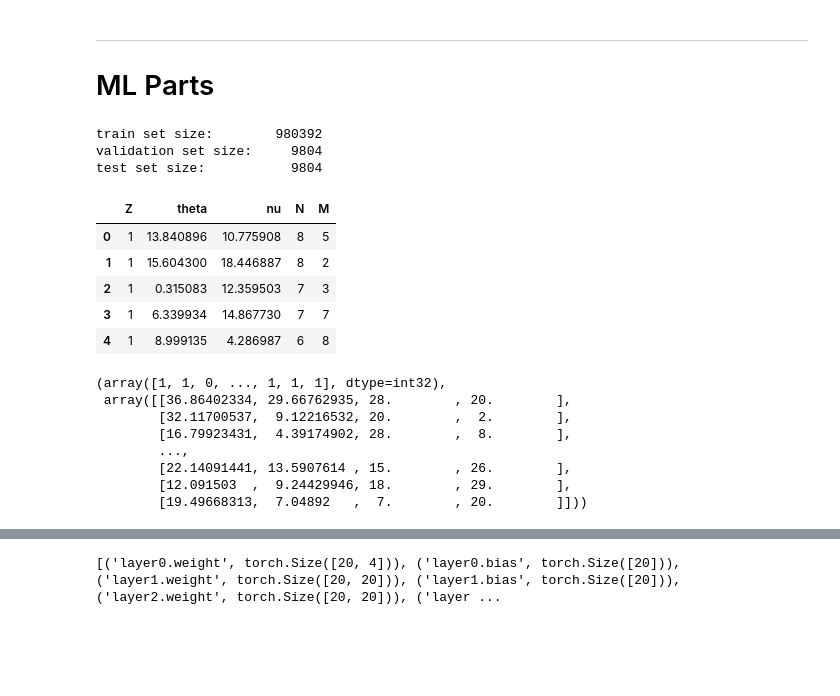
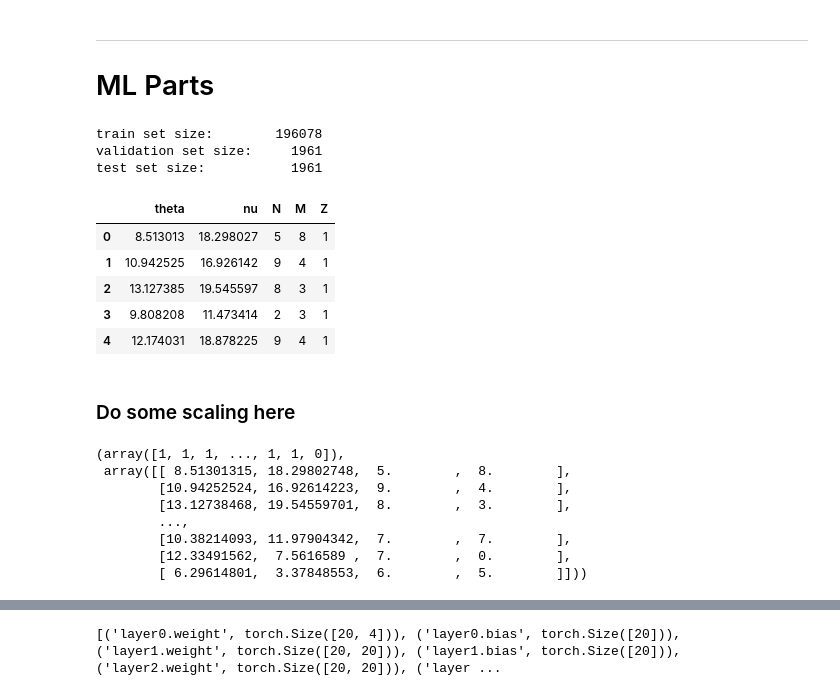
Before and after one commit to AliAlkadhim/LFI_HEP, a Jupyter notebook: src/Two_params/GenerateData_and_Train_2_parameters_step_1.ipynb, the cells around one changed output, grey strips where cells are left out. Saved outputs shown, nothing was run; the diff lists cells and outputs as text; code cells hidden in the pictures; blank space fills up the shorter version.

```diff
--- a/src/Two_params/GenerateData_and_Train_2_parameters_step_1.ipynb
+++ b/src/Two_params/GenerateData_and_Train_2_parameters_step_1.ipynb
@@ -342,0 +361,3 @@ lambda_D=  [ 3.74641923 11.44103168  7.26067143 ...  0.3014877  14.32261597
+# %%
+data_2_param=pd.read_csv('TWO_PARAMETERS_TRAINING_DATA_1M.csv')
+data_2_param.head()
@@ -408,59 +430,62 @@ plot_weighted_hist(data_df)
 # %%
 # Fraction of the data assigned as test data
 fraction = 1/102
-inputs = ['theta', 'nu', 'N', 'M']
-data = data_2_param
+inputs = ['theta', 'nu', 'N', 'M','Z']
+data = data_2_param[inputs]
 # Split data into a part for training and a part for testing
 train_data, test_data = train_test_split(data,
                                          test_size=fraction)
 
 # Split the training data into a part for training (fitting) and
 # a part for validating the training.
 fraction = 1/101
 train_data, valid_data = train_test_split(train_data,
                                           test_size=fraction)
 
 # reset the indices in the dataframes and drop the old ones
 train_data = train_data.reset_index(drop=True)
 valid_data = valid_data.reset_index(drop=True)
 test_data  = test_data.reset_index(drop=True)
 
 print('train set size:        %6d' % train_data.shape[0])
 print('validation set size:   %6d' % valid_data.shape[0])
 print('test set size:         %6d' % test_data.shape[0])
 
 train_data[:5]
 # %% [output]
-train set size:        980392
-validation set size:     9804
-test set size:           9804
+train set size:        196078
+validation set size:     1961
+test set size:           1961
-|  | Z | theta | nu | N | M |
-| 0 | 1 | 13.840896 | 10.775908 | 8 | 5 |
-| 1 | 1 | 15.604300 | 18.446887 | 8 | 2 |
-| 2 | 1 | 0.315083 | 12.359503 | 7 | 3 |
-| 3 | 1 | 6.339934 | 14.867730 | 7 | 7 |
-| 4 | 1 | 8.999135 | 4.286987 | 6 | 8 |
+|  | theta | nu | N | M | Z |
+| 0 | 8.513013 | 18.298027 | 5 | 8 | 1 |
+| 1 | 10.942525 | 16.926142 | 9 | 4 | 1 |
+| 2 | 13.127385 | 19.545597 | 8 | 3 | 1 |
+| 3 | 9.808208 | 11.473414 | 2 | 3 | 1 |
+| 4 | 12.174031 | 18.878225 | 9 | 4 | 1 |
+# %% [markdown]
+### Do some scaling here
 # %%
-def split_t_x(df, inp=inputs):
+features=['theta', 'nu', 'N', 'M']
+
+def split_t_x(df, inp=features):
     # change from pandas dataframe format to a numpy
     # array of the specified types
     t = np.array(df['Z'])
     x = np.array(df[inp])
     return (t, x)
-
 train_t, train_x = split_t_x(train_data)
 valid_t, valid_x = split_t_x(valid_data)
 test_t,  test_x  = split_t_x(test_data)
 train_t, train_x
 # %% [output]
-(array([1, 1, 0, ..., 1, 1, 1], dtype=int32),
- array([[36.86402334, 29.66762935, 28.        , 20.        ],
-        [32.11700537,  9.12216532, 20.        ,  2.        ],
-        [16.79923431,  4.39174902, 28.        ,  8.        ],
+(array([1, 1, 1, ..., 1, 1, 0]),
+ array([[ 8.51301315, 18.29802748,  5.        ,  8.        ],
+        [10.94252524, 16.92614223,  9.        ,  4.        ],
+        [13.12738468, 19.54559701,  8.        ,  3.        ],
         ...,
-        [22.14091441, 13.5907614 , 15.        , 26.        ],
-        [12.091503  ,  9.24429946, 18.        , 29.        ],
-        [19.49668313,  7.04892   ,  7.        , 20.        ]]))
+        [10.38214093, 11.97904342,  7.        ,  7.        ],
+        [12.33491562,  7.5616589 ,  7.        ,  0.        ],
+        [ 6.29614801,  3.37848553,  6.        ,  5.        ]]))
 # %%
 def get_batch(x, t, batch_size):
     # the numpy function choice(length, number)
```
Also changed, not shown: parts of 17 cells of this notebook, 39 other files.
